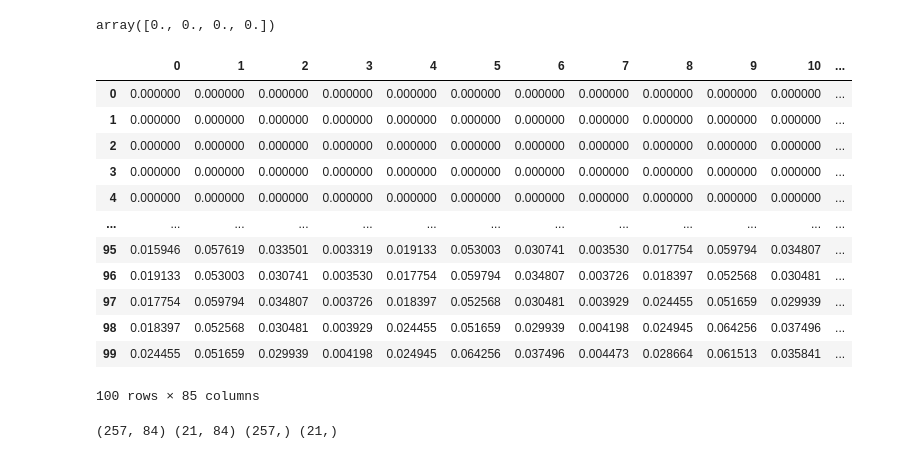
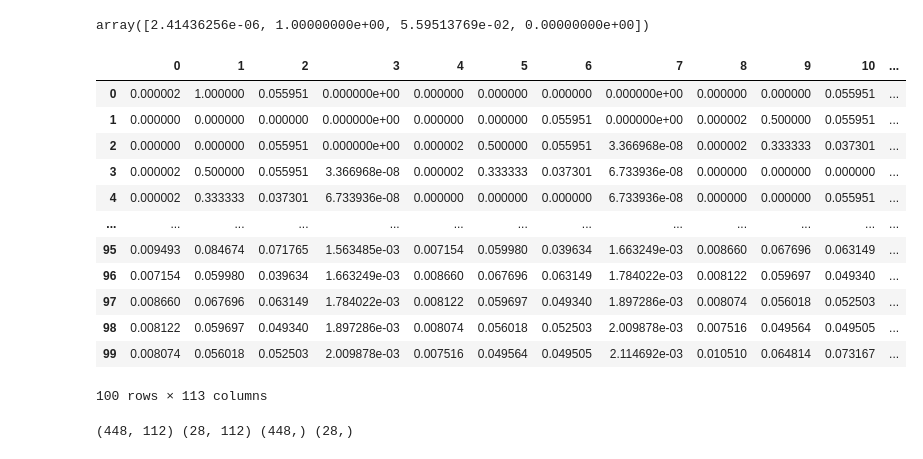
Before and after one commit to rithikafjohnson/Predicting-the-number-of-new-cases-of-COVID-19-in-India-using-Survival-Analysis-and-LSTM, a Jupyter notebook: covid_forecasting_model_using_lstm.ipynb, the cells around one changed output. Saved outputs shown, nothing was run; the diff lists cells and outputs as text; code cells hidden in the pictures.

```diff
--- a/covid_forecasting_model_using_lstm.ipynb
+++ b/covid_forecasting_model_using_lstm.ipynb
@@ -14,9 +16,9 @@ data = pd.read_csv("Indiacases1.csv")
 # %%
-def parse(x):
+#def parse(x):
 
-    return pd.to_datetime(data['date'])
+    #return pd.to_datetime(data['date'])
 
-data = pd.read_csv('Indiacases1.csv',  parse_dates = ['date'], index_col=0, date_parser=parse)
+data = pd.read_csv('newIndiacases.csv',  parse_dates = ['date'], index_col=0, date_parser=parse)
 data.index.name = 'date'
 data.head()
 # %% [output]
@@ -46,7 +72,7 @@ scaler = MinMaxScaler()
 scaled = scaler.fit_transform(values)
 scaled[0]
 # %% [output]
-array([0., 0., 0., 0.])
+array([2.41436256e-06, 1.00000000e+00, 5.59513769e-02, 0.00000000e+00])
 # %%
 def to_supervised(data,dropNa = True,lag = 1):
     df = pd.DataFrame(data)
@@ -62,27 +88,27 @@ def to_supervised(data,dropNa = True,lag = 1):
     supervised_data = np.column_stack( [supervised_data, df[:,features*lag]])
     return supervised_data
 # %%
-timeSteps = 21
+timeSteps = 28
 
 supervised = to_supervised(scaled,lag=timeSteps)
 pd.DataFrame(supervised).head(100)
 # %% [output]
 |  | 0 | 1 | 2 | 3 | 4 | 5 | 6 | 7 | 8 | 9 | 10 | ... |
-| 0 | 0.000000 | 0.000000 | 0.000000 | 0.000000 | 0.000000 | 0.000000 | 0.000000 | 0.000000 | 0.000000 | 0.000000 | 0.000000 | ... |
-| 1 | 0.000000 | 0.000000 | 0.000000 | 0.000000 | 0.000000 | 0.000000 | 0.000000 | 0.000000 | 0.000000 | 0.000000 | 0.000000 | ... |
-| 2 | 0.000000 | 0.000000 | 0.000000 | 0.000000 | 0.000000 | 0.000000 | 0.000000 | 0.000000 | 0.000000 | 0.000000 | 0.000000 | ... |
-| 3 | 0.000000 | 0.000000 | 0.000000 | 0.000000 | 0.000000 | 0.000000 | 0.000000 | 0.000000 | 0.000000 | 0.000000 | 0.000000 | ... |
-| 4 | 0.000000 | 0.000000 | 0.000000 | 0.000000 | 0.000000 | 0.000000 | 0.000000 | 0.000000 | 0.000000 | 0.000000 | 0.000000 | ... |
+| 0 | 0.000002 | 1.000000 | 0.055951 | 0.000000e+00 | 0.000000 | 0.000000 | 0.000000 | 0.000000e+00 | 0.000000 | 0.000000 | 0.055951 | ... |
+| 1 | 0.000000 | 0.000000 | 0.000000 | 0.000000e+00 | 0.000000 | 0.000000 | 0.055951 | 0.000000e+00 | 0.000002 | 0.500000 | 0.055951 | ... |
+| 2 | 0.000000 | 0.000000 | 0.055951 | 0.000000e+00 | 0.000002 | 0.500000 | 0.055951 | 3.366968e-08 | 0.000002 | 0.333333 | 0.037301 | ... |
+| 3 | 0.000002 | 0.500000 | 0.055951 | 3.366968e-08 | 0.000002 | 0.333333 | 0.037301 | 6.733936e-08 | 0.000000 | 0.000000 | 0.000000 | ... |
+| 4 | 0.000002 | 0.333333 | 0.037301 | 6.733936e-08 | 0.000000 | 0.000000 | 0.000000 | 6.733936e-08 | 0.000000 | 0.000000 | 0.055951 | ... |
 | ... | ... | ... | ... | ... | ... | ... | ... | ... | ... | ... | ... | ... |
-| 95 | 0.015946 | 0.057619 | 0.033501 | 0.003319 | 0.019133 | 0.053003 | 0.030741 | 0.003530 | 0.017754 | 0.059794 | 0.034807 | ... |
-| 96 | 0.019133 | 0.053003 | 0.030741 | 0.003530 | 0.017754 | 0.059794 | 0.034807 | 0.003726 | 0.018397 | 0.052568 | 0.030481 | ... |
-| 97 | 0.017754 | 0.059794 | 0.034807 | 0.003726 | 0.018397 | 0.052568 | 0.030481 | 0.003929 | 0.024455 | 0.051659 | 0.029939 | ... |
-| 98 | 0.018397 | 0.052568 | 0.030481 | 0.003929 | 0.024455 | 0.051659 | 0.029939 | 0.004198 | 0.024945 | 0.064256 | 0.037496 | ... |
-| 99 | 0.024455 | 0.051659 | 0.029939 | 0.004198 | 0.024945 | 0.064256 | 0.037496 | 0.004473 | 0.028664 | 0.061513 | 0.035841 | ... |
+| 95 | 0.009493 | 0.084674 | 0.071765 | 1.563485e-03 | 0.007154 | 0.059980 | 0.039634 | 1.663249e-03 | 0.008660 | 0.067696 | 0.063149 | ... |
+| 96 | 0.007154 | 0.059980 | 0.039634 | 1.663249e-03 | 0.008660 | 0.067696 | 0.063149 | 1.784022e-03 | 0.008122 | 0.059697 | 0.049340 | ... |
+| 97 | 0.008660 | 0.067696 | 0.063149 | 1.784022e-03 | 0.008122 | 0.059697 | 0.049340 | 1.897286e-03 | 0.008074 | 0.056018 | 0.052503 | ... |
+| 98 | 0.008122 | 0.059697 | 0.049340 | 1.897286e-03 | 0.008074 | 0.056018 | 0.052503 | 2.009878e-03 | 0.007516 | 0.049564 | 0.049505 | ... |
+| 99 | 0.008074 | 0.056018 | 0.052503 | 2.009878e-03 | 0.007516 | 0.049564 | 0.049505 | 2.114692e-03 | 0.010510 | 0.064814 | 0.073167 | ... |
-100 rows × 85 columns
+100 rows × 113 columns
 # %%
 features = data.shape[1]
-train_hours = 257
+train_hours = 448
 X = supervised[:,:features*timeSteps]
 y = supervised[:,features*timeSteps]
 
@@ -93,7 +119,7 @@ y_test = y[train_hours:]
 
 print(x_train.shape,x_test.shape,y_train.shape,y_test.shape)
 # %% [output]
-(257, 84) (21, 84) (257,) (21,)
+(448, 112) (28, 112) (448,) (28,)
 # %%
 x_train = x_train.reshape(x_train.shape[0], timeSteps, features)
 x_test = x_test.reshape(x_test.shape[0], timeSteps, features)
```
Also changed, not shown: parts of 23 cells of this notebook.
